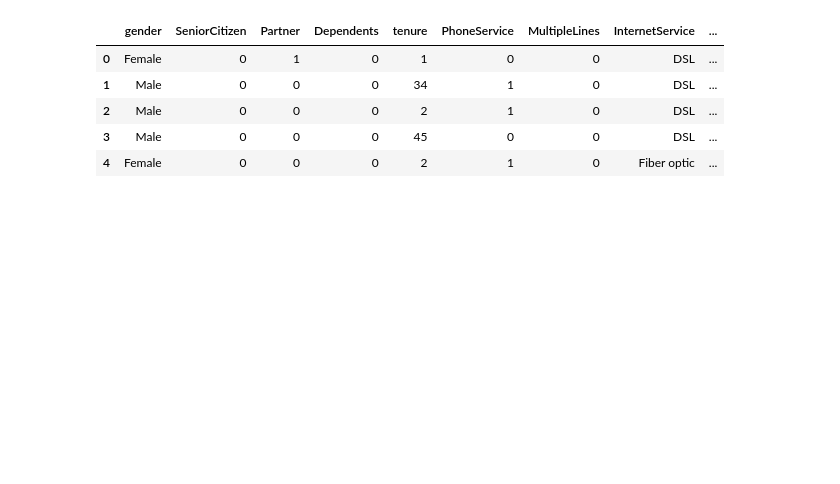
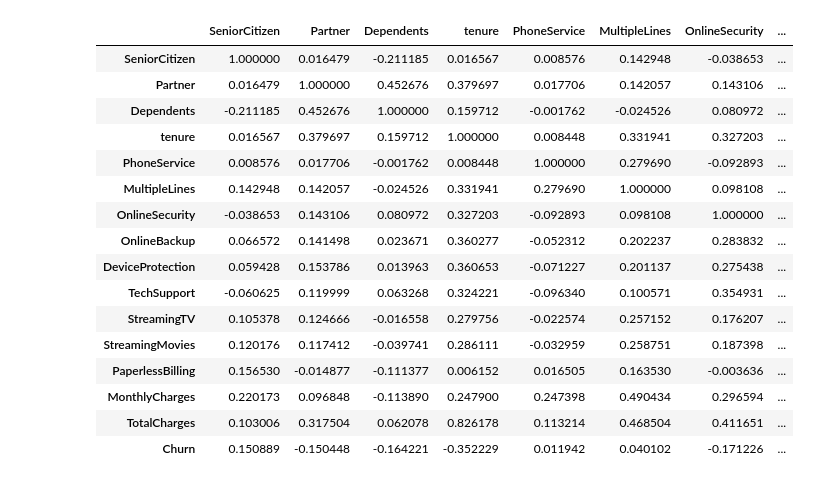
Before and after one commit to maud-gibbons/telco-churn, a Jupyter notebook: feature-selection-churn.ipynb, the cells around one changed output. Drawn from its saved outputs; the diff is of its cells as text; code cells hidden in the pictures; blank space fills up the shorter version.

```diff
--- a/feature-selection-churn.ipynb
+++ b/feature-selection-churn.ipynb
@@ -12,9 +26,20 @@ df = pd.read_csv(csv_file)
 # %%
-df.head()
+df.corr()
 # %% [output]
-|  | gender | SeniorCitizen | Partner | Dependents | tenure | PhoneService | MultipleLines | InternetService | ... |
-| 0 | Female | 0 | 1 | 0 | 1 | 0 | 0 | DSL | ... |
-| 1 | Male | 0 | 0 | 0 | 34 | 1 | 0 | DSL | ... |
-| 2 | Male | 0 | 0 | 0 | 2 | 1 | 0 | DSL | ... |
-| 3 | Male | 0 | 0 | 0 | 45 | 0 | 0 | DSL | ... |
-| 4 | Female | 0 | 0 | 0 | 2 | 1 | 0 | Fiber optic | ... |
+|  | SeniorCitizen | Partner | Dependents | tenure | PhoneService | MultipleLines | OnlineSecurity | ... |
+| SeniorCitizen | 1.000000 | 0.016479 | -0.211185 | 0.016567 | 0.008576 | 0.142948 | -0.038653 | ... |
+| Partner | 0.016479 | 1.000000 | 0.452676 | 0.379697 | 0.017706 | 0.142057 | 0.143106 | ... |
+| Dependents | -0.211185 | 0.452676 | 1.000000 | 0.159712 | -0.001762 | -0.024526 | 0.080972 | ... |
+| tenure | 0.016567 | 0.379697 | 0.159712 | 1.000000 | 0.008448 | 0.331941 | 0.327203 | ... |
+| PhoneService | 0.008576 | 0.017706 | -0.001762 | 0.008448 | 1.000000 | 0.279690 | -0.092893 | ... |
+| MultipleLines | 0.142948 | 0.142057 | -0.024526 | 0.331941 | 0.279690 | 1.000000 | 0.098108 | ... |
+| OnlineSecurity | -0.038653 | 0.143106 | 0.080972 | 0.327203 | -0.092893 | 0.098108 | 1.000000 | ... |
+| OnlineBackup | 0.066572 | 0.141498 | 0.023671 | 0.360277 | -0.052312 | 0.202237 | 0.283832 | ... |
+| DeviceProtection | 0.059428 | 0.153786 | 0.013963 | 0.360653 | -0.071227 | 0.201137 | 0.275438 | ... |
+| TechSupport | -0.060625 | 0.119999 | 0.063268 | 0.324221 | -0.096340 | 0.100571 | 0.354931 | ... |
+| StreamingTV | 0.105378 | 0.124666 | -0.016558 | 0.279756 | -0.022574 | 0.257152 | 0.176207 | ... |
+| StreamingMovies | 0.120176 | 0.117412 | -0.039741 | 0.286111 | -0.032959 | 0.258751 | 0.187398 | ... |
+| PaperlessBilling | 0.156530 | -0.014877 | -0.111377 | 0.006152 | 0.016505 | 0.163530 | -0.003636 | ... |
+| MonthlyCharges | 0.220173 | 0.096848 | -0.113890 | 0.247900 | 0.247398 | 0.490434 | 0.296594 | ... |
+| TotalCharges | 0.103006 | 0.317504 | 0.062078 | 0.826178 | 0.113214 | 0.468504 | 0.411651 | ... |
+| Churn | 0.150889 | -0.150448 | -0.164221 | -0.352229 | 0.011942 | 0.040102 | -0.171226 | ... |
```
Also changed, not shown: parts of 50 cells of this notebook, 7 other files.
